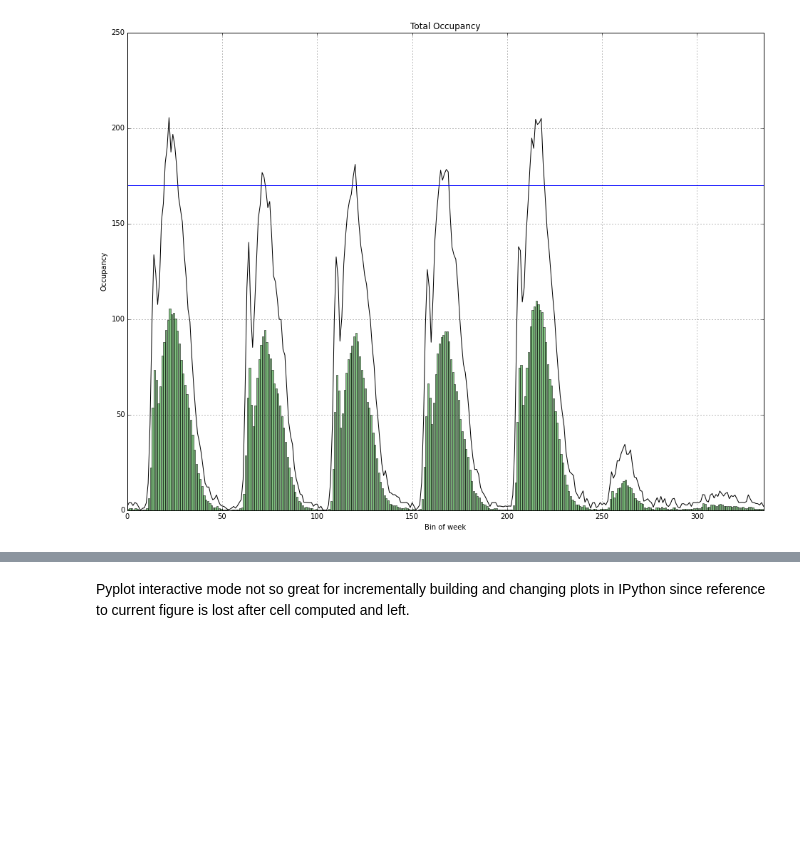
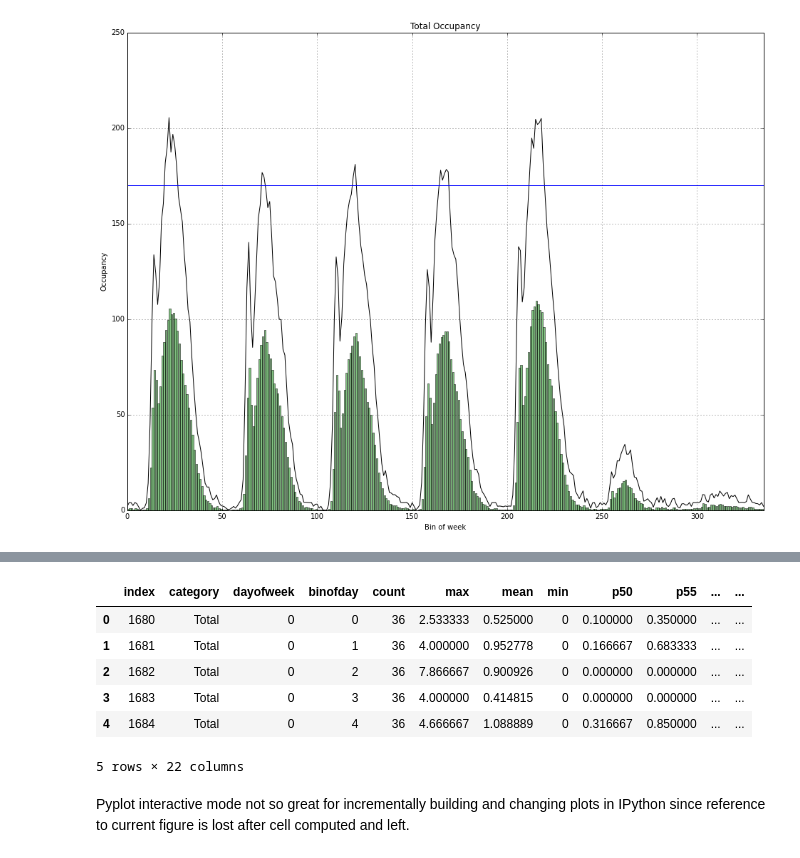
Before and after one commit to misken/hillmaker, a Jupyter notebook: hillmaker/hillpy_plotting_demo.ipynb, the cells around one changed output, grey strips where cells are left out. Drawn from its saved outputs; the diff is of its cells as text; code cells hidden in the pictures; blank space fills up the shorter version.

```diff
--- a/hillmaker/hillpy_plotting_demo.ipynb
+++ b/hillmaker/hillpy_plotting_demo.ipynb
@@ -150,3 +127,13 @@ total_df.reset_index()
+# %%
+total_df.head()
+# %% [output]
+|  | index | category | dayofweek | binofday | count | max | mean | min | p50 | p55 | ... | ... |
+| 0 | 1680 | Total | 0 | 0 | 36 | 2.533333 | 0.525000 | 0 | 0.100000 | 0.350000 | ... | ... |
+| 1 | 1681 | Total | 0 | 1 | 36 | 4.000000 | 0.952778 | 0 | 0.166667 | 0.683333 | ... | ... |
+| 2 | 1682 | Total | 0 | 2 | 36 | 7.866667 | 0.900926 | 0 | 0.000000 | 0.000000 | ... | ... |
+| 3 | 1683 | Total | 0 | 3 | 36 | 4.000000 | 0.414815 | 0 | 0.000000 | 0.000000 | ... | ... |
+| 4 | 1684 | Total | 0 | 4 | 36 | 4.666667 | 1.088889 | 0 | 0.316667 | 0.850000 | ... | ... |
+5 rows × 22 columns
 # %% [markdown]
 Pyplot interactive mode not so great for incrementally building and changing plots in IPython since reference to current figure is lost after cell computed and left.
 # %% [markdown]
```
Also changed, not shown: parts of 12 cells of this notebook.
